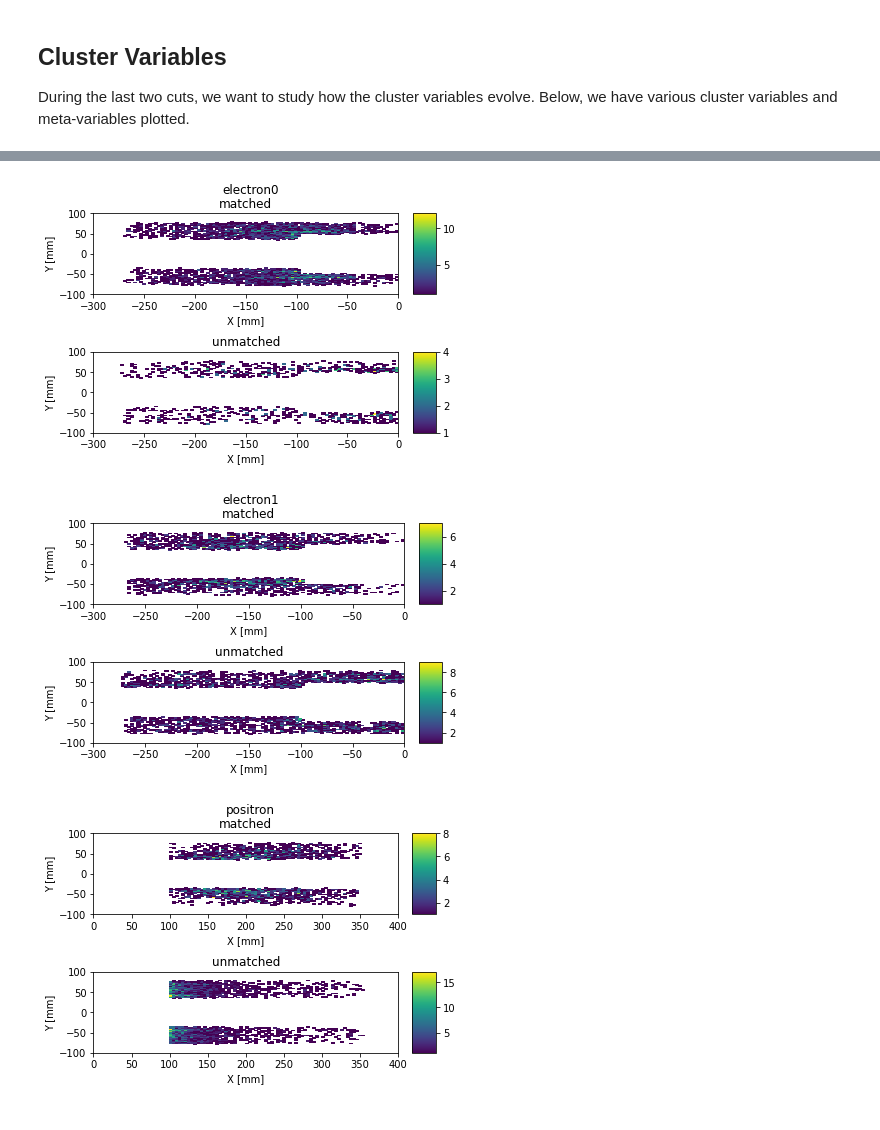
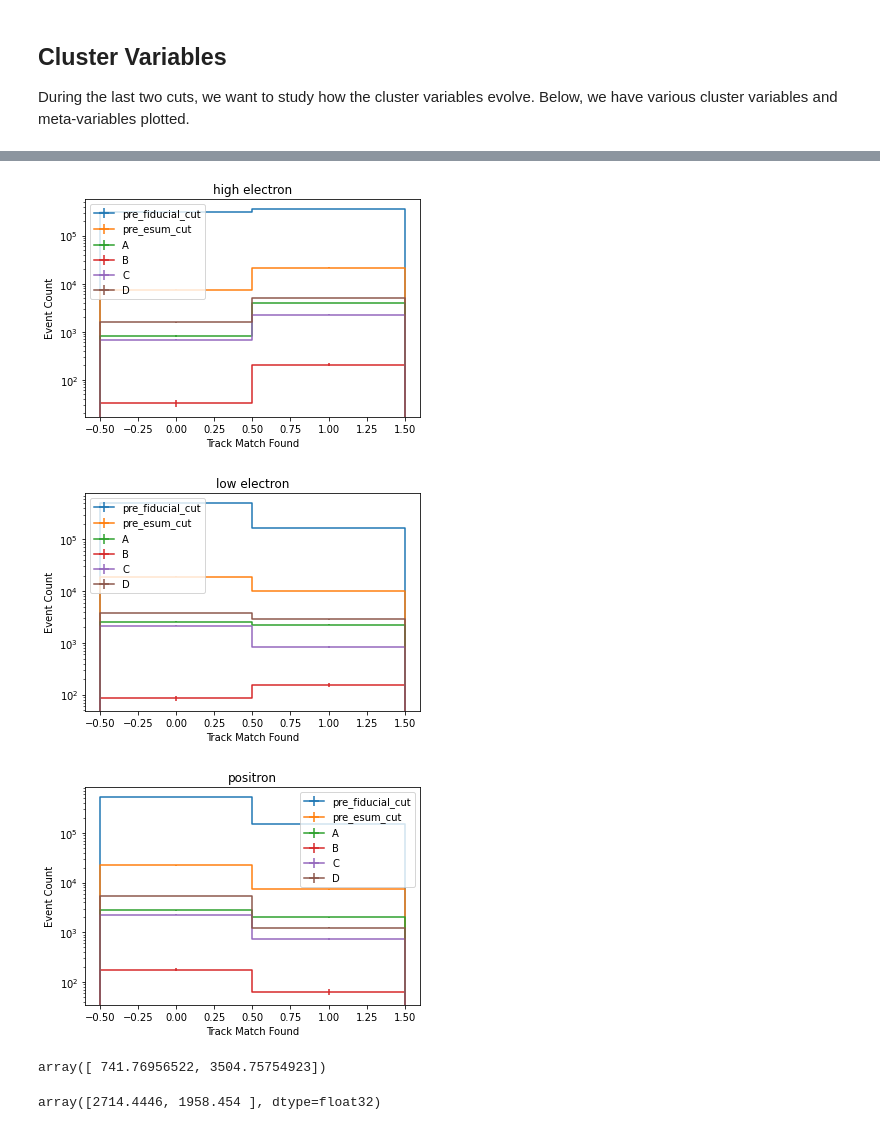
Before and after one commit to tomeichlersmith/hps, a Jupyter notebook: tpt-plotting.ipynb, the cells around one changed output, grey strips where cells are left out. Drawn from its saved outputs; the diff is of its cells as text; code cells hidden in the pictures.

```diff
--- a/tpt-plotting.ipynb
+++ b/tpt-plotting.ipynb
@@ -236,7 +229,8 @@ f.plot_1d({'high electron' : 'electron0_track_N',
-# %%
-for p in ['electron0','electron1','positron'] :
-    f.plot_2d({m : f'{p}_{m}_x_y' for m in ['matched','unmatched']}, 'X [mm]', 'Y [mm]', title = p)
-# %% [output]
-[figure, removed]
-[figure, removed]
-[figure, removed]
+# %%
+f.plot_1d('electron0_track_N','Track Match Found',title='high electron',selections=True)
+f.plot_1d('electron1_track_N','Track Match Found',title='low electron',selections=True)
+f.plot_1d('positron_track_N','Track Match Found',title='positron',selections=True)
+# %% [output]
+[figure, added]
+[figure, added]
+[figure, added]
@@ -242,0 +239,4 @@ for p in ['electron0','electron1','positron'] :
+# %%
+a.values() - b.values()/c.values()*d.values()
+# %% [output]
+array([ 741.76956522, 3504.75754923])
@@ -242,0 +247,4 @@ for p in ['electron0','electron1','positron'] :
+# %%
+abcd_subtract('positron_track_N_h')
+# %% [output]
+array([2714.4446, 1958.454 ], dtype=float32)
```
Also changed, not shown: parts of 8 cells of this notebook.
